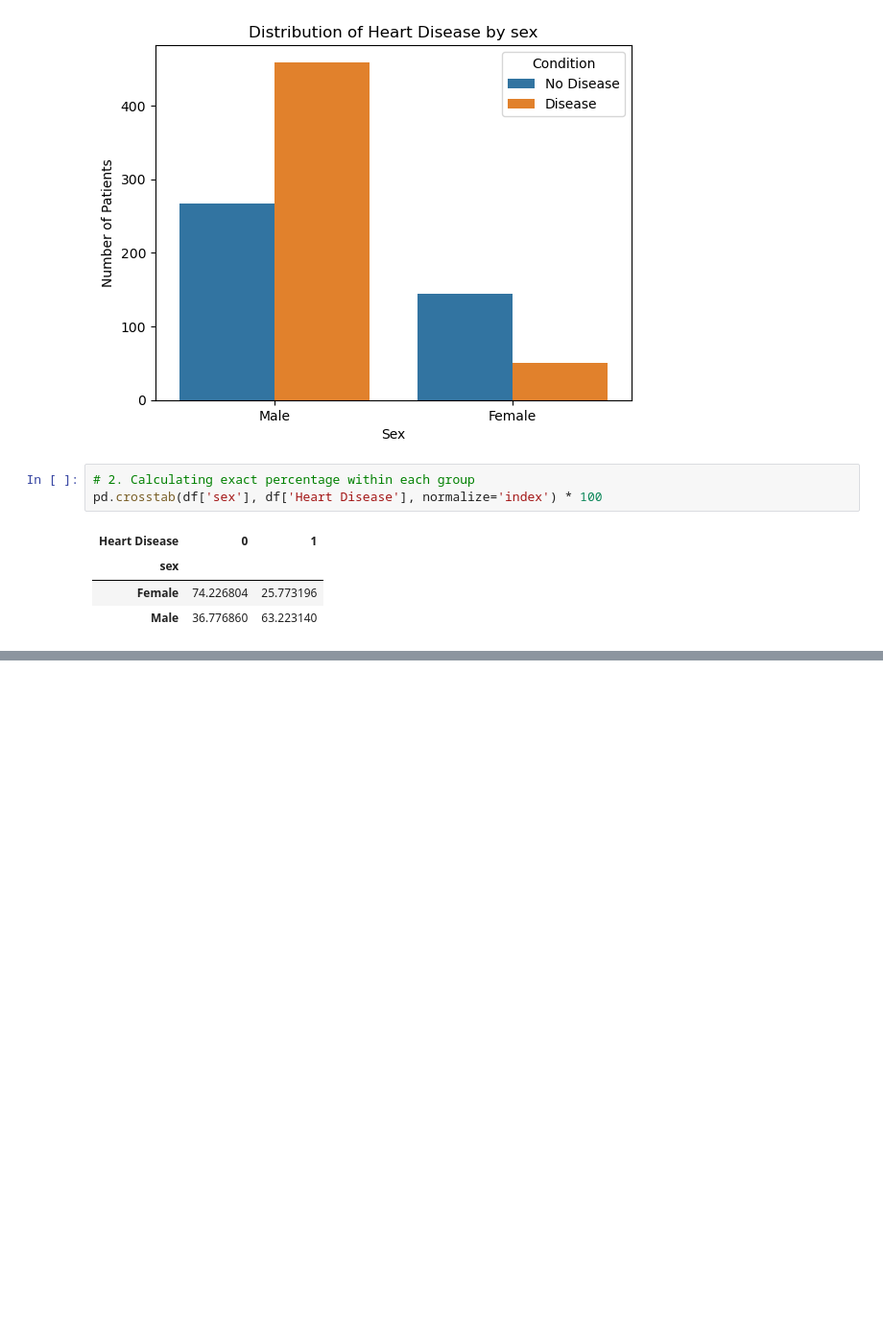
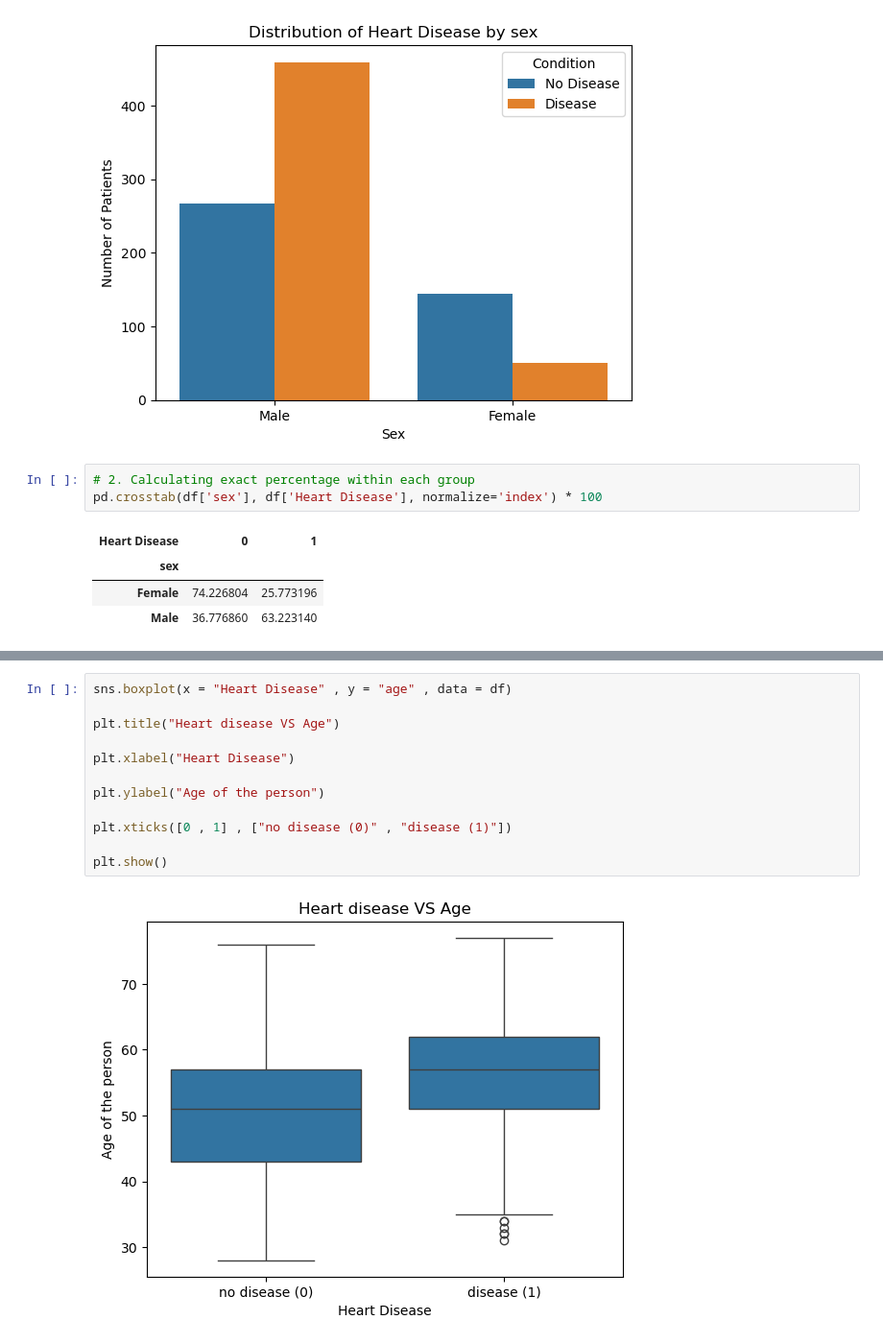
Before and after one commit to vanshika294/ML_Portfolio, a Jupyter notebook: 02_Experiments_and_mini_projects/Classification_Mini_Projects/Logistic_Regression/Heart Disease Classification.ipynb, the cells around one changed output, grey strips where cells are left out. Shown at 96% size. Cells and saved outputs as stored; diff of their text form; blank space fills up the shorter version.

```diff
--- a/02_Experiments_and_mini_projects/Classification_Mini_Projects/Logistic_Regression/Heart Disease Classification.ipynb
+++ b/02_Experiments_and_mini_projects/Classification_Mini_Projects/Logistic_Regression/Heart Disease Classification.ipynb
@@ -461,0 +474,14 @@ pd.crosstab(df['sex'], df['Heart Disease'], normalize='index') * 100
+# %%
+sns.boxplot(x = "Heart Disease" , y = "age" , data = df)
+
+plt.title("Heart disease VS Age")
+
+plt.xlabel("Heart Disease")
+
+plt.ylabel("Age of the person")
+
+plt.xticks([0 , 1] , ["no disease (0)" , "disease (1)"])
+
+plt.show()
+# %% [output]
+[figure, added]
```
Also changed, not shown: parts of 12 cells of this notebook, 1 other file.
